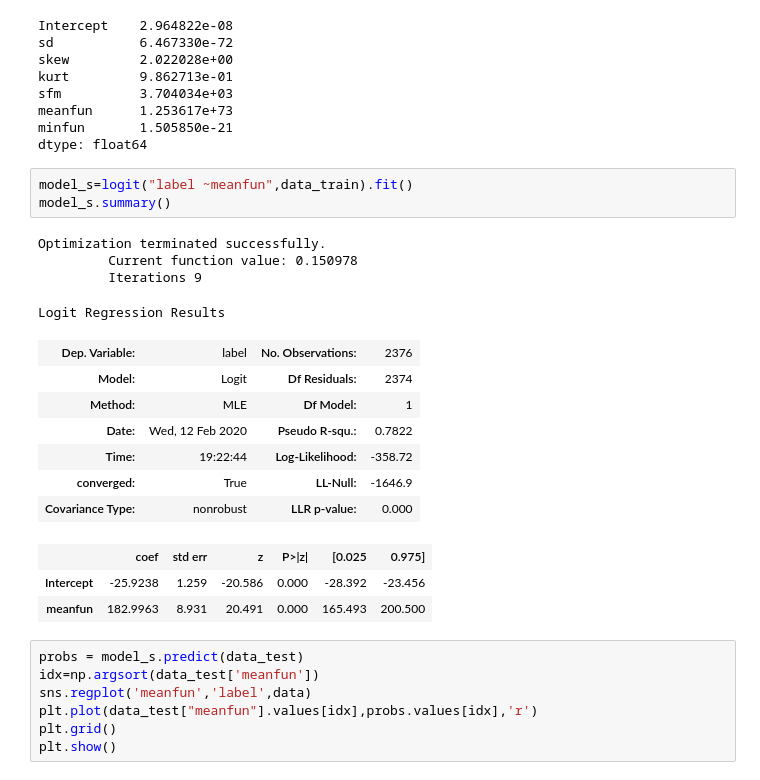
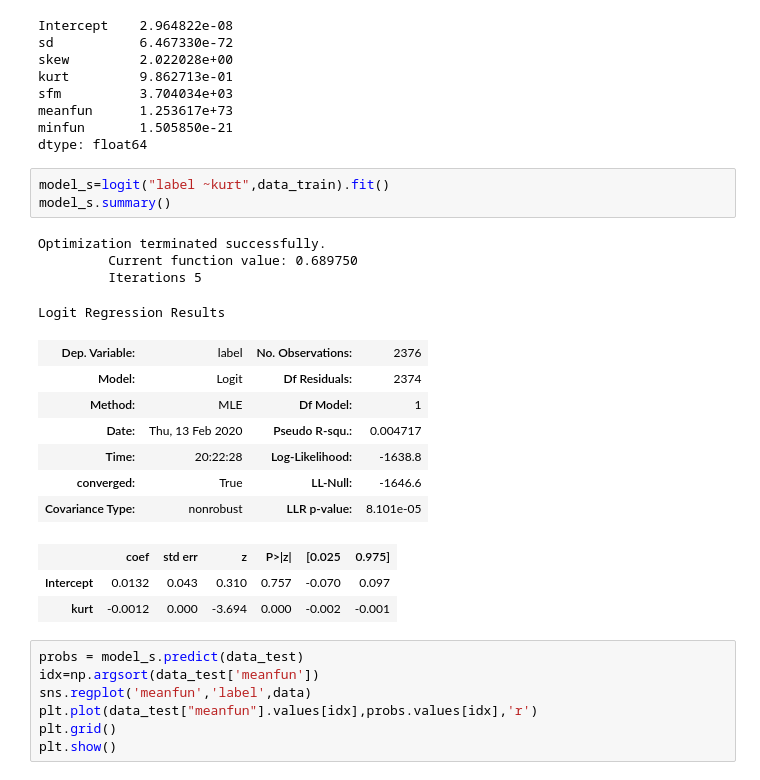
Before and after one commit to Firaze/FAD_project, a Jupyter notebook: GV_reg.ipynb, the cells around one changed output. Saved outputs shown, nothing was run; the diff lists cells and outputs as text.

```diff
--- a/GV_reg.ipynb
+++ b/GV_reg.ipynb
@@ -200,23 +138,23 @@ meanfun      1.253617e+73
 minfun       1.505850e-21
 dtype: float64
 # %%
-model_s=logit("label ~meanfun",data_train).fit()
+model_s=logit("label ~kurt",data_train).fit()
 model_s.summary()
 # %% [output]
 Optimization terminated successfully.
-         Current function value: 0.150978
-         Iterations 9
+         Current function value: 0.689750
+         Iterations 5
 Logit Regression Results
 | Dep. Variable: | label | No. Observations: | 2376 |
 | Model: | Logit | Df Residuals: | 2374 |
 | Method: | MLE | Df Model: | 1 |
-| Date: | Wed, 12 Feb 2020 | Pseudo R-squ.: | 0.7822 |
-| Time: | 19:22:44 | Log-Likelihood: | -358.72 |
-| converged: | True | LL-Null: | -1646.9 |
-| Covariance Type: | nonrobust | LLR p-value: | 0.000 |
+| Date: | Thu, 13 Feb 2020 | Pseudo R-squ.: | 0.004717 |
+| Time: | 20:22:28 | Log-Likelihood: | -1638.8 |
+| converged: | True | LL-Null: | -1646.6 |
+| Covariance Type: | nonrobust | LLR p-value: | 8.101e-05 |
 |  | coef | std err | z | P>|z| | [0.025 | 0.975] |
-| Intercept | -25.9238 | 1.259 | -20.586 | 0.000 | -28.392 | -23.456 |
-| meanfun | 182.9963 | 8.931 | 20.491 | 0.000 | 165.493 | 200.500 |
+| Intercept | 0.0132 | 0.043 | 0.310 | 0.757 | -0.070 | 0.097 |
+| kurt | -0.0012 | 0.000 | -3.694 | 0.000 | -0.002 | -0.001 |
 # %%
 probs = model_s.predict(data_test)
 idx=np.argsort(data_test['meanfun'])
```
Also changed, not shown: parts of 4 cells of this notebook, 5 other files.
